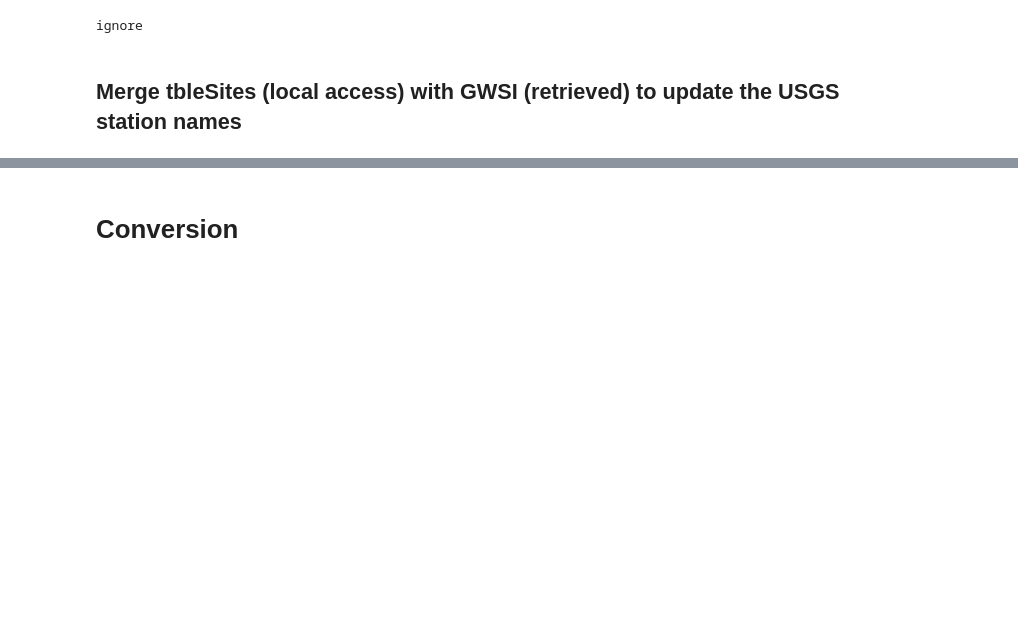
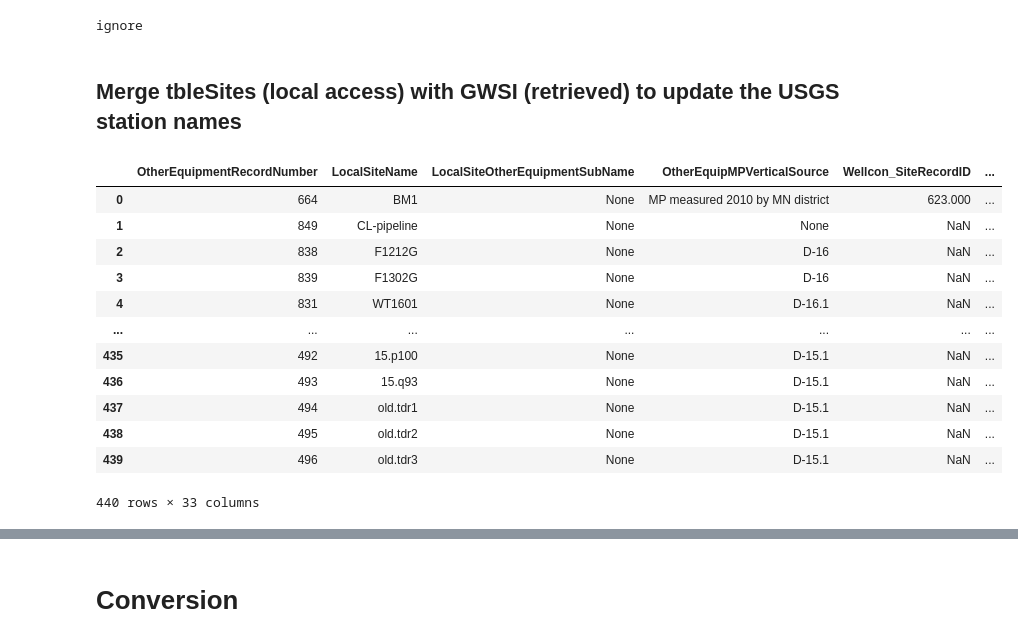
Before and after one commit to BojanMilinic/bemidji, a Jupyter notebook: 02_data_convergence_automate.ipynb, the cells around one changed output, grey strips where cells are left out. Saved outputs shown, nothing was run; the diff lists cells and outputs as text; code cells hidden in the pictures; blank space fills up the shorter version.

```diff
--- a/02_data_convergence_automate.ipynb
+++ b/02_data_convergence_automate.ipynb
@@ -92,3 +99,19 @@ c_fe.close()
 Gfe_db.close()
 # %% [markdown]
 ## Merge tbleSites (local access) with GWSI (retrieved) to update the USGS station names
+# %%
+tblOE
+# %% [output]
+|  | OtherEquipmentRecordNumber | LocalSiteName | LocalSiteOtherEquipmentSubName | OtherEquipMPVerticalSource | Wellcon_SiteRecordID | ... |
+| 0 | 664 | BM1 | None | MP measured 2010 by MN district | 623.000 | ... |
+| 1 | 849 | CL-pipeline | None | None | NaN | ... |
+| 2 | 838 | F1212G | None | D-16 | NaN | ... |
+| 3 | 839 | F1302G | None | D-16 | NaN | ... |
+| 4 | 831 | WT1601 | None | D-16.1 | NaN | ... |
+| ... | ... | ... | ... | ... | ... | ... |
+| 435 | 492 | 15.p100 | None | D-15.1 | NaN | ... |
+| 436 | 493 | 15.q93 | None | D-15.1 | NaN | ... |
+| 437 | 494 | old.tdr1 | None | D-15.1 | NaN | ... |
+| 438 | 495 | old.tdr2 | None | D-15.1 | NaN | ... |
+| 439 | 496 | old.tdr3 | None | D-15.1 | NaN | ... |
+440 rows × 33 columns
```
Also changed, not shown: parts of 16 cells of this notebook, 1 other file.
